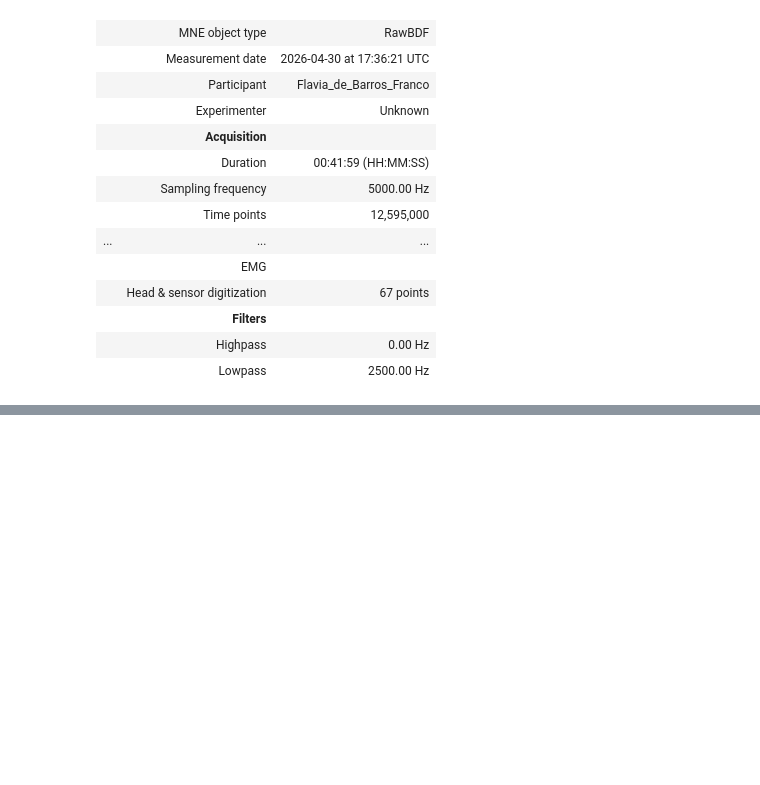
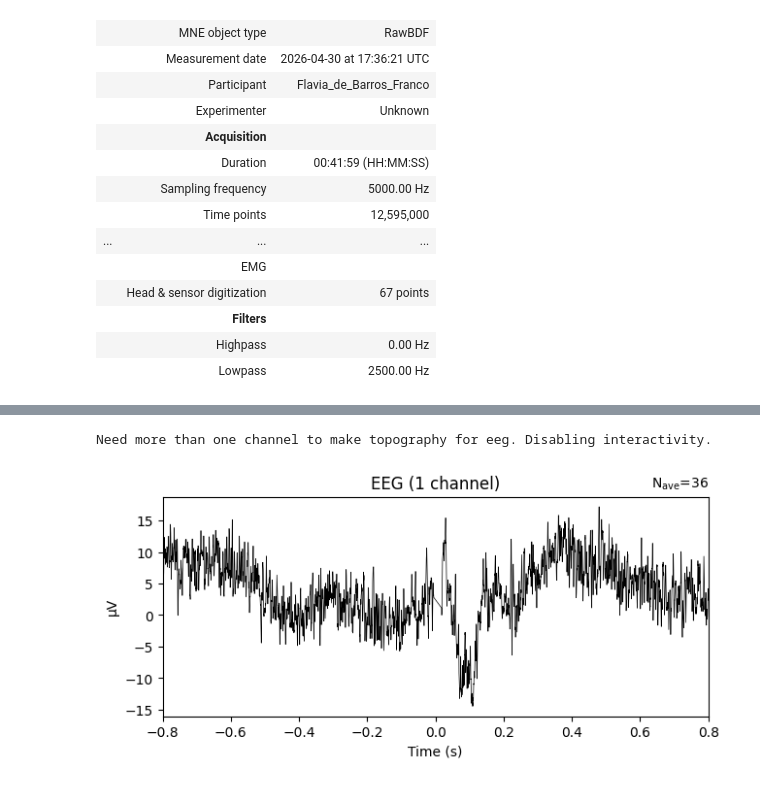
Before and after one commit to MarcioCamposJr/msc-eeg-tms-pipeline, a Jupyter notebook: templates/tep_processing_template.ipynb, the cells around one changed output, grey strips where cells are left out. Saved outputs shown, nothing was run; the diff lists cells and outputs as text; code cells hidden in the pictures; blank space fills up the shorter version.

```diff
--- a/templates/tep_processing_template.ipynb
+++ b/templates/tep_processing_template.ipynb
@@ -109,0 +120,14 @@ Loading data for 36 events and 8001 original time points ...
+# %%
+epochs_clean_left = mne.preprocessing.fix_stim_artifact(
+    epochs_left,
+    events=epochs_left.events,
+    event_id=epochs_left.event_id,
+    tmin=-0.005,  # -2 ms
+    tmax=0.018,   # 10 ms
+    mode='linear'
+)
+# %%
+epochs_clean_left.average().plot(picks='C4')
+# %% [output]
+Need more than one channel to make topography for eeg. Disabling interactivity.
+[figure, added]
```
Also changed, not shown: parts of 15 cells of this notebook, 2 other files.
